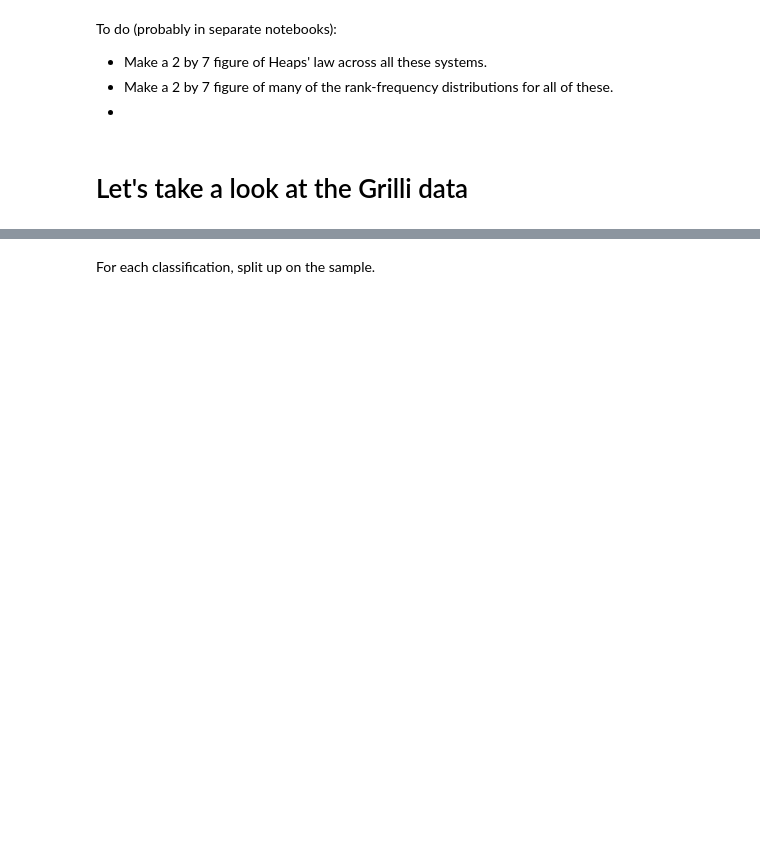
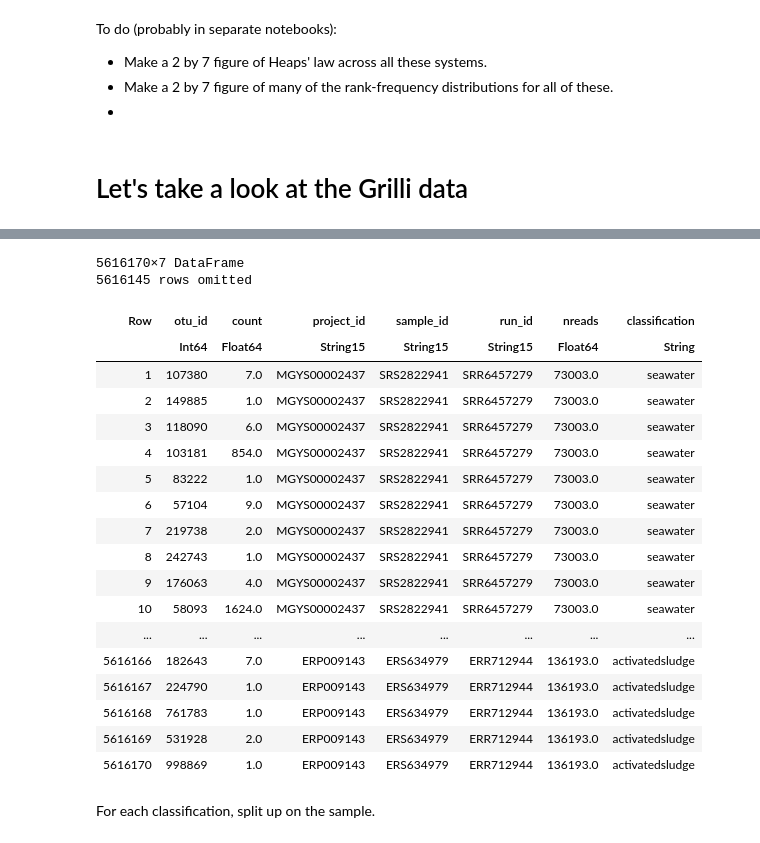
Before and after one commit to jamesholehouse/Ecological-Preferential-Attachment, a Jupyter notebook: Grilli-data-look.ipynb, the cells around one changed output, grey strips where cells are left out. Saved outputs shown, nothing was run; the diff lists cells and outputs as text; code cells hidden in the pictures; blank space fills up the shorter version.

```diff
--- a/Grilli-data-look.ipynb
+++ b/Grilli-data-look.ipynb
@@ -45,6 +23,29 @@ length(cpal10)
 read_data = CSV.read("./Data_csv/Grilli-crosssecdata__datatax.csv", DataFrame)
 # first split on classification
 gd1 = groupby(read_data, :classification);
+# %%
+read_data
+# %% [output]
+5616170×7 DataFrame
+5616145 rows omitted
+| Row | otu_id | count | project_id | sample_id | run_id | nreads | classification |
+|  | Int64 | Float64 | String15 | String15 | String15 | Float64 | String |
+| 1 | 107380 | 7.0 | MGYS00002437 | SRS2822941 | SRR6457279 | 73003.0 | seawater |
+| 2 | 149885 | 1.0 | MGYS00002437 | SRS2822941 | SRR6457279 | 73003.0 | seawater |
+| 3 | 118090 | 6.0 | MGYS00002437 | SRS2822941 | SRR6457279 | 73003.0 | seawater |
+| 4 | 103181 | 854.0 | MGYS00002437 | SRS2822941 | SRR6457279 | 73003.0 | seawater |
+| 5 | 83222 | 1.0 | MGYS00002437 | SRS2822941 | SRR6457279 | 73003.0 | seawater |
+| 6 | 57104 | 9.0 | MGYS00002437 | SRS2822941 | SRR6457279 | 73003.0 | seawater |
+| 7 | 219738 | 2.0 | MGYS00002437 | SRS2822941 | SRR6457279 | 73003.0 | seawater |
+| 8 | 242743 | 1.0 | MGYS00002437 | SRS2822941 | SRR6457279 | 73003.0 | seawater |
+| 9 | 176063 | 4.0 | MGYS00002437 | SRS2822941 | SRR6457279 | 73003.0 | seawater |
+| 10 | 58093 | 1624.0 | MGYS00002437 | SRS2822941 | SRR6457279 | 73003.0 | seawater |
+| ... | ... | ... | ... | ... | ... | ... | ... |
+| 5616166 | 182643 | 7.0 | ERP009143 | ERS634979 | ERR712944 | 136193.0 | activatedsludge |
+| 5616167 | 224790 | 1.0 | ERP009143 | ERS634979 | ERR712944 | 136193.0 | activatedsludge |
+| 5616168 | 761783 | 1.0 | ERP009143 | ERS634979 | ERR712944 | 136193.0 | activatedsludge |
+| 5616169 | 531928 | 2.0 | ERP009143 | ERS634979 | ERR712944 | 136193.0 | activatedsludge |
+| 5616170 | 998869 | 1.0 | ERP009143 | ERS634979 | ERR712944 | 136193.0 | activatedsludge |
 # %%
 gd1;
 # %% [markdown]
```
Also changed, not shown: parts of 3 cells of this notebook, 41 other files.
